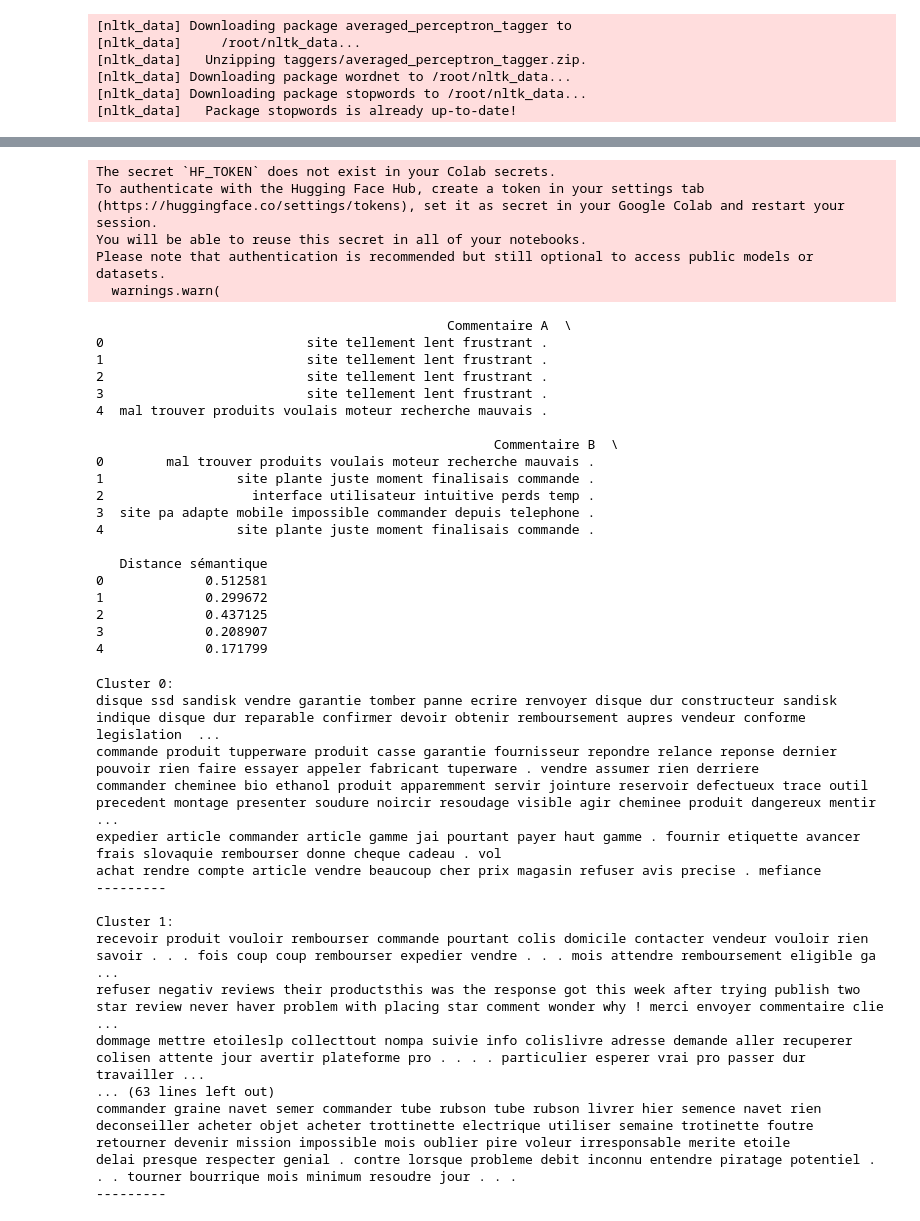
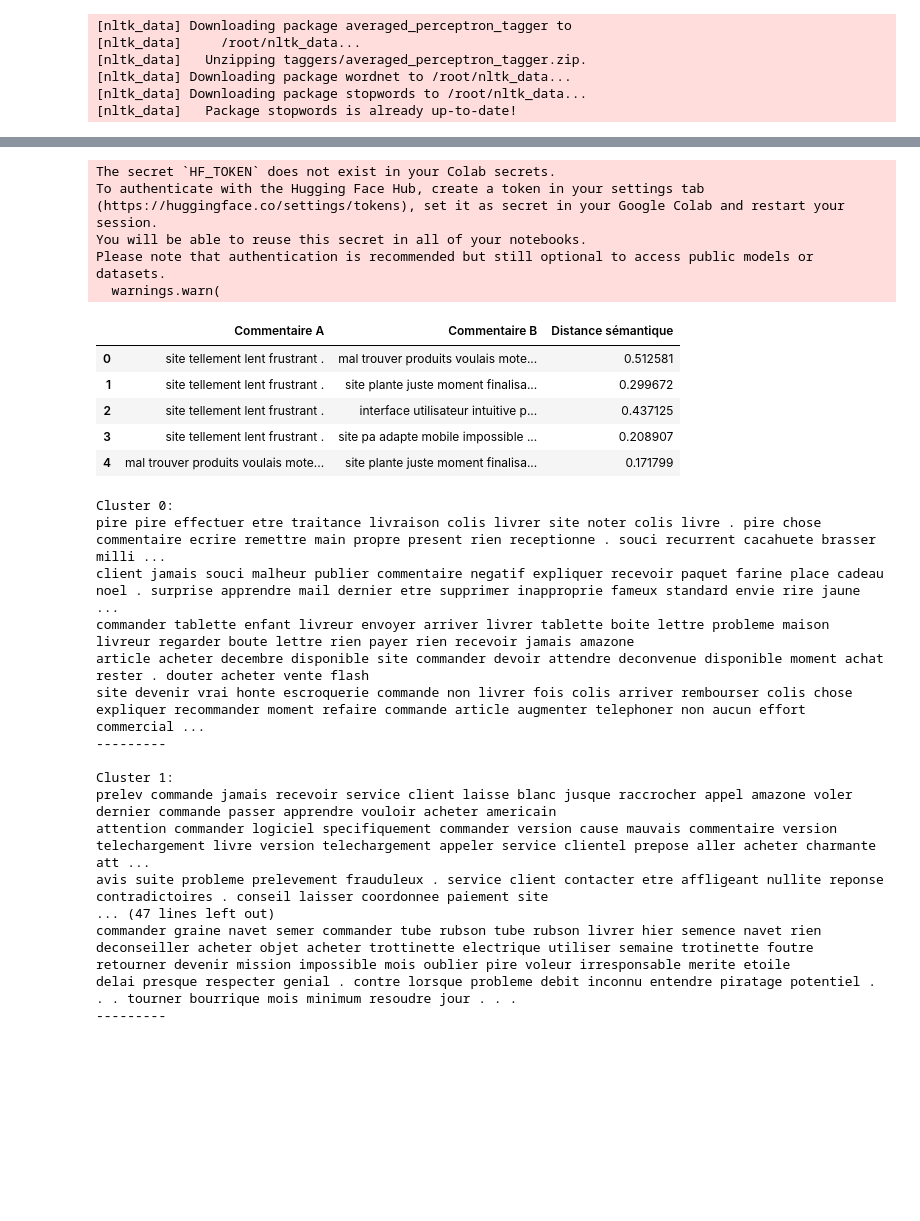
Before and after one commit to Jojocko/NLP-projects-, a Jupyter notebook: Supply_chain_transformer.ipynb, the cells around one changed output, grey strips where cells are left out. Cells and saved outputs as stored; diff of their text form; code cells hidden in the pictures; blank space fills up the shorter version.

```diff
--- a/Supply_chain_transformer.ipynb
+++ b/Supply_chain_transformer.ipynb
@@ -120,7 +120,7 @@ from sklearn.metrics.pairwise import cosine_similarity
 
 import numpy as np
 
-model = SentenceTransformer('paraphrase-multilingual-MiniLM-L12-v2') # spécialisé dans la génération d'embeddings + fr
+model = SentenceTransformer('paraphrase-multilingual-MiniLM-L12-v2') # spécialisé dans la génération d'embeddings + fr / sur Huggningface: récemment updtaté, le + téléchargé, le + liké
 
 embeddings_A = model.encode(df_paires['Commentaire A'].tolist(), convert_to_tensor=True) # conversion en tensor 2D pour calculer la cosine similarity
 embeddings_B = model.encode(df_paires['Commentaire B'].tolist(), convert_to_tensor=True)
@@ -132,6 +132,6 @@ similarities = [cosine_similarity([embeddings_A_cpu[i]], [embeddings_B_cpu[i]])[
 
 df_paires['Distance sémantique'] = similarities
 
-print(df_paires.head()) # enlever print la prochaine fois pour un meilleur affichage
+df_paires.head()
 # %% [output]
 Collecting sentence-transformers
@@ -139,43 +139,29 @@ Collecting sentence-transformers
 Requirement already satisfied: transformers<5.0.0,>=4.32.0 in /usr/local/lib/python3.10/dist-packages (from sentence-transformers) (4.38.2)
 Requirement already satisfied: tqdm in /usr/local/lib/python3.10/dist-packages (from sentence-transformers) (4.66.2)
 Requirement already satisfied: torch>=1.11.0 in /usr/local/lib/python3.10/dist-packages (from sentence-transformers) (2.2.1+cu121)
 Requirement already satisfied: numpy in /usr/local/lib/python3.10/dist-packages (from sentence-transformers) (1.25.2)
 Requirement already satisfied: scikit-learn in /usr/local/lib/python3.10/dist-packages (from sentence-transformers) (1.2.2)
 Requirement already satisfied: scipy in /usr/local/lib/python3.10/dist-packages (from sentence-transformers) (1.11.4)
 Requirement already satisfied: huggingface-hub>=0.15.1 in /usr/local/lib/python3.10/dist-packages (from sentence-transformers) (0.20.3)
 Requirement already satisfied: Pillow in /usr/local/lib/python3.10/dist-packages (from sentence-transformers) (9.4.0)
 Requirement already satisfied: filelock in /usr/local/lib/python3.10/dist-packages (from huggingface-hub>=0.15.1->sentence-transformers) (3.13.1)
 Requirement already satisfied: fsspec>=2023.5.0 in /usr/local/lib/python3.10/dist-packages (from huggingface-hub>=0.15.1->sentence-transformers) (2023.6.0)
 ... (41 lines left out)
 Requirement already satisfied: certifi>=2017.4.17 in /usr/local/lib/python3.10/dist-packages (from requests->huggingface-hub>=0.15.1->sentence-transformers) (2024.2.2)
 Requirement already satisfied: mpmath>=0.19 in /usr/local/lib/python3.10/dist-packages (from sympy->torch>=1.11.0->sentence-transformers) (1.3.0)
 Installing collected packages: nvidia-nvtx-cu12, nvidia-nvjitlink-cu12, nvidia-nccl-cu12, nvidia-curand-cu12, nvidia-cufft-cu12, nvidia-cuda-runtime-cu12, nvidia-cuda-nvrtc-cu12, nvidia-cuda-cupti-cu1 ...
 Successfully installed nvidia-cublas-cu12-12.1.3.1 nvidia-cuda-cupti-cu12-12.1.105 nvidia-cuda-nvrtc-cu12-12.1.105 nvidia-cuda-runtime-cu12-12.1.105 nvidia-cudnn-cu12-8.9.2.26 nvidia-cufft-cu12-11.0.2 ...
 The secret `HF_TOKEN` does not exist in your Colab secrets.
 To authenticate with the Hugging Face Hub, create a token in your settings tab (https://huggingface.co/settings/tokens), set it as secret in your Google Colab and restart your session.
 You will be able to reuse this secret in all of your notebooks.
 Please note that authentication is recommended but still optional to access public models or datasets.
   warnings.warn(
-                                             Commentaire A  \
-0                          site tellement lent frustrant .
-1                          site tellement lent frustrant .
-2                          site tellement lent frustrant .
-3                          site tellement lent frustrant .
-4  mal trouver produits voulais moteur recherche mauvais .
-
-                                                   Commentaire B  \
-0        mal trouver produits voulais moteur recherche mauvais .
-1                 site plante juste moment finalisais commande .
-2                   interface utilisateur intuitive perds temp .
-3  site pa adapte mobile impossible commander depuis telephone .
-4                 site plante juste moment finalisais commande .
-
-   Distance sémantique
-0             0.512581
-1             0.299672
-2             0.437125
-3             0.208907
-4             0.171799
+|  | Commentaire A | Commentaire B | Distance sémantique |
+| 0 | site tellement lent frustrant . | mal trouver produits voulais mote... | 0.512581 |
+| 1 | site tellement lent frustrant . | site plante juste moment finalisa... | 0.299672 |
+| 2 | site tellement lent frustrant . | interface utilisateur intuitive p... | 0.437125 |
+| 3 | site tellement lent frustrant . | site pa adapte mobile impossible ... | 0.208907 |
+| 4 | mal trouver produits voulais mote... | site plante juste moment finalisa... | 0.171799 |
 # %%
 # Finetuning du transformer
 
@@ -205,32 +191,31 @@ embeddings_scaled = scaler.fit_transform(embeddings_negatif)
 kmeans = KMeans(n_clusters=10, random_state=42)
 clusters = kmeans.fit_predict(embeddings_scaled)
 # %%
+df_negatif = df[df['sentiment'] == 'negatif'].copy()
+df_negatif = df_negatif.reset_index(drop=True)
+df_negatif['cluster'] = clusters
 
-df_negatifs['cluster'] = clusters
-
-df_negatifs = df_negatifs.reset_index(drop=True)
-
-# Afficher 5 commentaires pour chaque cluster pour vérifier la qualité des clusters
-for i in range(10):
+# afficher 5 commentaires pour chaque cluster pour vérifier la qualité des clusters
+for i in range(8):
     print(f"Cluster {i}:")
-    commentaires_cluster = df_negatifs[df_negatifs['cluster'] == i]['cleaned_lemma']
+    commentaires_cluster = df_negatif[df_negatif['cluster'] == i]['cleaned_lemma']
     for commentaire in commentaires_cluster.head(5):
         print(commentaire)
     print("---------\n")
 # %% [output]
 Cluster 0:
-disque ssd sandisk vendre garantie tomber panne ecrire renvoyer disque dur constructeur sandisk indique disque dur reparable confirmer devoir obtenir remboursement aupres vendeur conforme legislation  ...
-commande produit tupperware produit casse garantie fournisseur repondre relance reponse dernier pouvoir rien faire essayer appeler fabricant tuperware . vendre assumer rien derriere
-commander cheminee bio ethanol produit apparemment servir jointure reservoir defectueux trace outil precedent montage presenter soudure noircir resoudage visible agir cheminee produit dangereux mentir ...
-expedier article commander article gamme jai pourtant payer haut gamme . fournir etiquette avancer frais slovaquie rembourser donne cheque cadeau . vol
-achat rendre compte article vendre beaucoup cher prix magasin refuser avis precise . mefiance
+pire pire effectuer etre traitance livraison colis livrer site noter colis livre . pire chose commentaire ecrire remettre main propre present rien receptionne . souci recurrent cacahuete brasser milli ...
+client jamais souci malheur publier commentaire negatif expliquer recevoir paquet farine place cadeau noel . surprise apprendre mail dernier etre supprimer inapproprie fameux standard envie rire jaune ...
+commander tablette enfant livreur envoyer arriver livrer tablette boite lettre probleme maison livreur regarder boute lettre rien payer rien recevoir jamais amazone
+article acheter decembre disponible site commander devoir attendre deconvenue disponible moment achat rester . douter acheter vente flash
+site devenir vrai honte escroquerie commande non livrer fois colis arriver rembourser colis chose expliquer recommander moment refaire commande article augmenter telephoner non aucun effort commercial ...
 ---------
 
 Cluster 1:
-recevoir produit vouloir rembourser commande pourtant colis domicile contacter vendeur vouloir rien savoir . . . fois coup coup rembourser expedier vendre . . . mois attendre remboursement eligible ga ...
-refuser negativ reviews their productsthis was the response got this week after trying publish two star review never haver problem with placing star comment wonder why ! merci envoyer commentaire clie ...
-dommage mettre etoileslp collecttout nompa suivie info colislivre adresse demande aller recuperer colisen attente jour avertir plateforme pro . . . . particulier esperer vrai pro passer dur travailler ...
-... (63 lines left out)
+prelev commande jamais recevoir service client laisse blanc jusque raccrocher appel amazone voler dernier commande passer apprendre vouloir acheter americain
+attention commander logiciel specifiquement commander version cause mauvais commentaire version telechargement livre version telechargement appeler service clientel prepose aller acheter charmante att ...
+avis suite probleme prelevement frauduleux . service client contacter etre affligeant nullite reponse contradictoires . conseil laisser coordonnee paiement site
+... (47 lines left out)
 commander graine navet semer commander tube rubson tube rubson livrer hier semence navet rien
 deconseiller acheter objet acheter trottinette electrique utiliser semaine trotinette foutre retourner devenir mission impossible mois oublier pire voleur irresponsable merite etoile
 delai presque respecter genial . contre lorsque probleme debit inconnu entendre piratage potentiel . . . tourner bourrique mois minimum resoudre jour . . .
```
Also changed, not shown: parts of 6 cells of this notebook.
